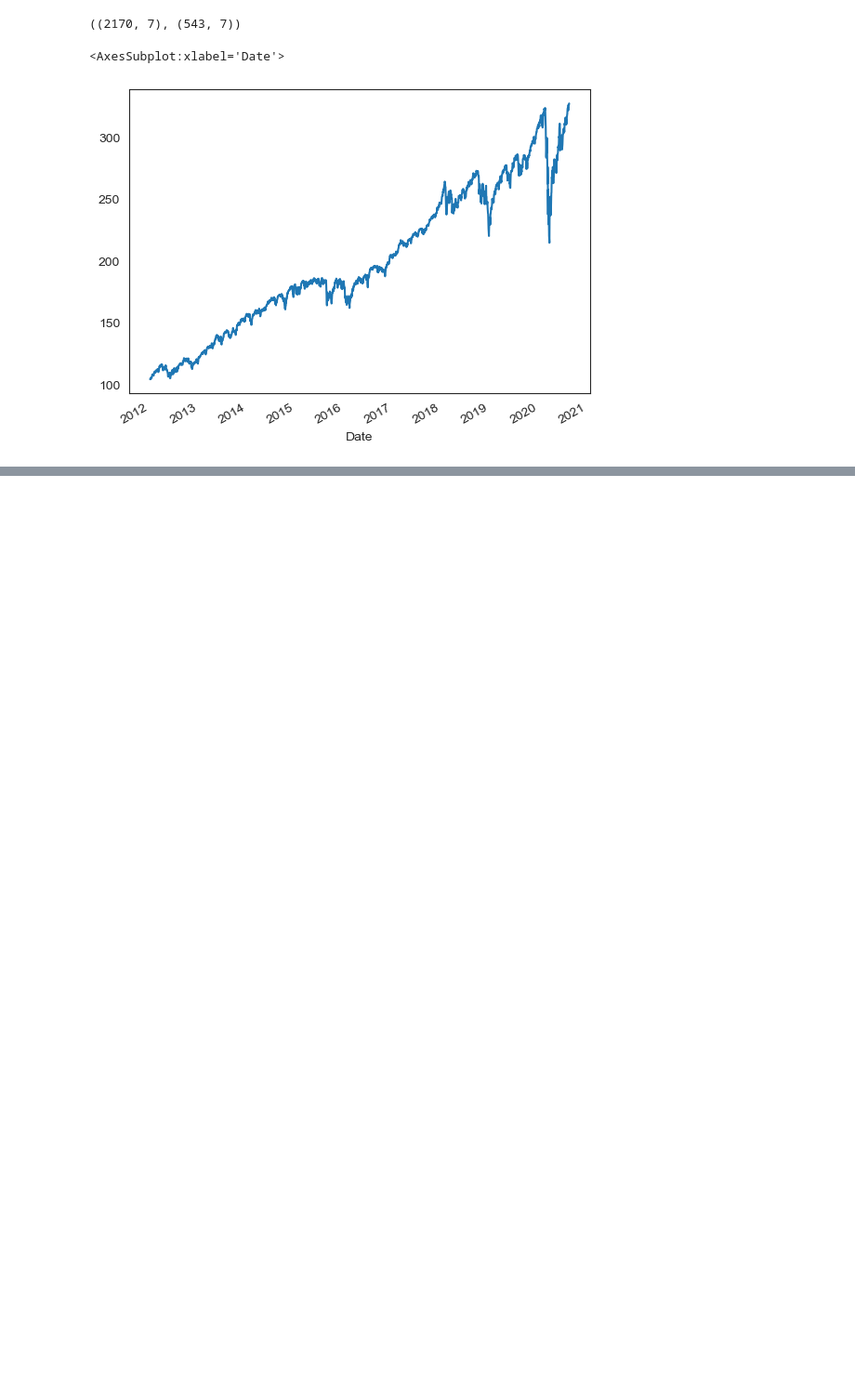
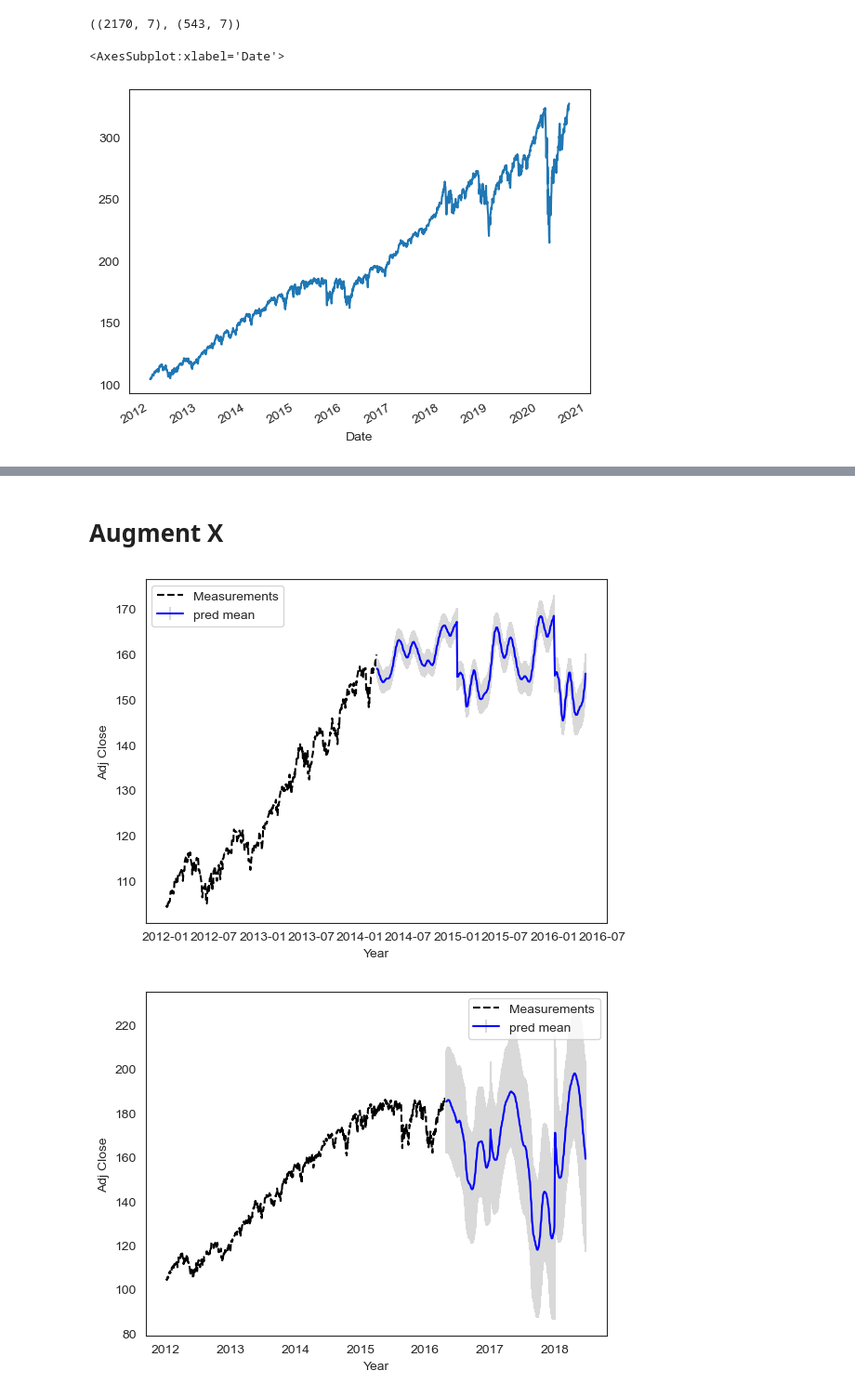
Before and after one commit to dt2229/sandp500, a Jupyter notebook: GPRegression.ipynb, the cells around one changed output, grey strips where cells are left out. Shown at 93% size. Drawn from its saved outputs; the diff is of its cells as text; code cells hidden in the pictures; blank space fills up the shorter version.

```diff
--- a/GPRegression.ipynb
+++ b/GPRegression.ipynb
@@ -319,0 +310,2 @@ ax.legend(['Observed Data', 'Mean', 'Confidence'])
+# %% [markdown]
+# Augment X
@@ -319,0 +365,77 @@ ax.legend(['Observed Data', 'Mean', 'Confidence'])
+# %%
+def getEvenSpaceIdx(length, numElems):
+
+#     pred_years = np.unique(X_pred[:, 0])
+#     for i in range(len(pred_years)):
+#         year = pred_years[i]
+#         year_x = X_pred[X_pred[:, 0] == year]
+#         numElems = len(year_x)
+
+    idx = np.round(np.linspace(0, length - 1, numElems)).astype(int)
+
+    return idx
+# %%
+def convertMeshedPredBack(X_pred, mean_y_pred, y_test):
+
+    numElems = len(y_test)
+    idx = getEvenSpaceIdx(len(X_pred), numElems)
+    y_pred = mean_y_pred[idx]
+
+    return y_pred
+# %%
+simple_kernel = 63 * RBF(length_scale=1) + WhiteKernel(noise_level=1e-10)
+kernels = [mix_kernel, simple_kernel]
+preds = []
+preds_std = []
+for kernel in kernels:
+    mapes = []
+    mses = []
+    msles = []
+
+    for train_index, test_index in tscv.split(train):
+        # three months
+        split_train, split_test = train.iloc[train_index], train.iloc[test_index]
+        X = convertTime2(pd.to_datetime(split_train.index)).T
+        y, last_data = normalizeDataByYear(split_train[['Adj Close']])
+        y = y.to_numpy().reshape(-1, 1)
+        X_test = convertTime2(pd.to_datetime(split_test.index)).T
+        y_test, _ = normalizeDataByYear(split_test[['Adj Close']])
+        y_test = y_test.to_numpy().reshape(-1, 1)
+
+        gaussian_process = GaussianProcessRegressor(kernel=kernel, normalize_y=False, n_restarts_optimizer=10)
+        gaussian_process.fit(X.astype('float'), y)
+
+        X_pred = getXpred(split_test)
+
+        mean_y_pred, std_y_pred = gaussian_process.predict(X_pred, return_std=True)
+        preds.append(mean_y_pred)
+        preds_std.append(std_y_pred)
+
+        mean_y_pred = convertBackNormY(mean_y_pred, last_data[0], last_data[1])
+        y_pred = convertMeshedPredBack(X_pred, mean_y_pred, y_test)
+        y_pred_std = convertMeshedPredBack(X_pred, std_y_pred, y_test) * last_data[1]**2
+
+        plt.plot(split_train.index, split_train['Adj Close'], color="black", linestyle="dashed", label="Measurements")
+        plt.errorbar(split_test.index, y_pred.reshape(1, -1)[0], yerr=y_pred_std, capsize=0,
+                     ecolor=(0.85, 0.85, 0.85), fmt = "b-",
+                     label="pred mean")
+        plt.legend()
+        plt.xlabel("Year")
+        plt.ylabel("Adj Close")
+        plt.show();
+
+        mapes.append(mean_absolute_percentage_error(split_test[['Adj Close']], y_pred))
+        mses.append(mean_squared_error(split_test[['Adj Close']], y_pred))
+        try:
+            msles.append(mean_squared_log_error(split_test[['Adj Close']], y_pred))
+        except:
+            continue
+
+    # loss function
+    print(kernel)
+    print("MAPE:", np.mean(mapes))
+    print("MSE:", np.mean(mses))
+    print("MSLE:", np.mean(msles))
+# %% [output]
+[figure, added]
+[figure, added]
```
Also changed, not shown: parts of 34 cells of this notebook, 5 other files.
